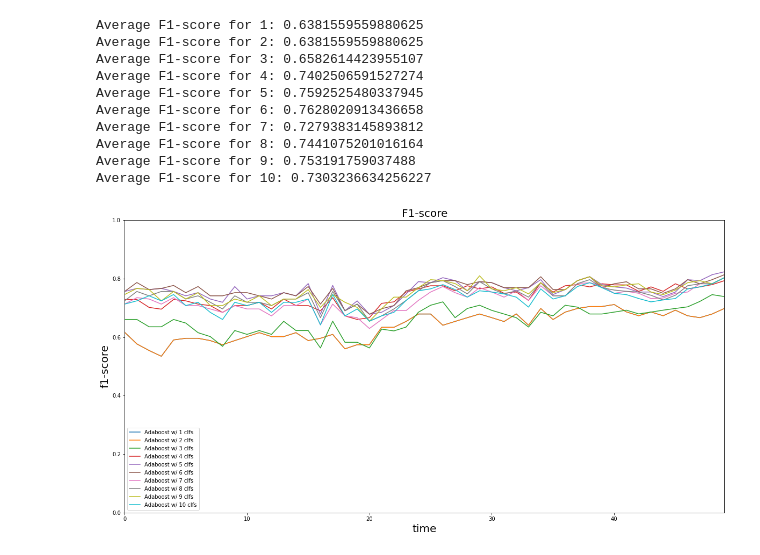
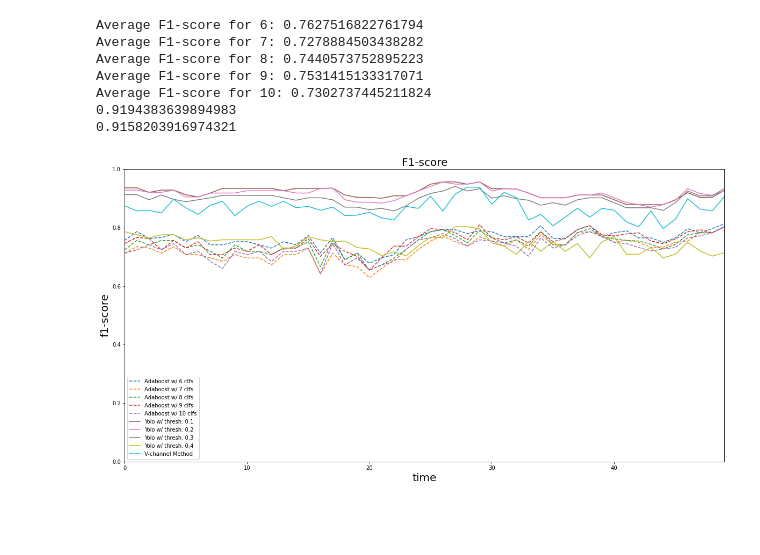
Before and after one commit to jayin92/NYCU-intro-to-AI, a Jupyter notebook: HW1/Adaboost/plot.ipynb, the cells around one changed output. Cells and saved outputs as stored; diff of their text form; code cells hidden in the pictures; blank space fills up the shorter version.

```diff
--- a/HW1/Adaboost/plot.ipynb
+++ b/HW1/Adaboost/plot.ipynb
@@ -42,11 +55,19 @@ def get_accuracy(df):
 
 plt.figure(figsize=(20, 10))
 
-for t in range(1, 11):
+ts = [6, 7, 8, 9, 10]
+for t in ts:
     res = get_accuracy(adaboosts[t])
     print(f"Average acc. for {t}: {np.mean(res)}")
-    plt.plot(get_accuracy(adaboosts[t]), label=f"Adaboost w/ {t} clfs")
+    plt.plot(get_accuracy(adaboosts[t]), "--", label=f"Adaboost w/ {t} clfs")
 
+plt.plot(get_accuracy(yolo_1), label=f"Yolo w/ thresh. 0.1")
+plt.plot(get_accuracy(yolo_2), label=f"Yolo w/ thresh. 0.2")
+plt.plot(get_accuracy(yolo_3), label=f"Yolo w/ thresh. 0.3")
+plt.plot(get_accuracy(yolo_4), label=f"Yolo w/ thresh. 0.4")
+# plt.plot(get_accuracy(yolo_5), label=f"Yolo w/ thresh. 0.5")
+# plt.plot(get_accuracy(yolo_6), label=f"Yolo w/ thresh. 0.6")
+plt.plot(get_accuracy(cv), label=f"CV")
 
 plt.xlabel('time', fontsize=20)
 plt.ylabel('accuracy', fontsize=20)
@@ -54,6 +75,6 @@ plt.xlim((0,49))
 plt.ylim((0,1))
 plt.title('Accuracy', fontsize=20)
 plt.legend(fontsize=10)
-plt.savefig('Accuracy.png')
+plt.savefig('Accuracy_v.png', bbox_inches='tight')
 plt.show()
 # %% [output]
@@ -81,47 +97,55 @@ def get_accuracy(df):
             if df[i][j]:
                 if gt[i][j]:
                     tp += 1
                 else:
                     fp += 1
             else:
                 if gt[i][j]:
                     fn += 1
                 else:
                     tn += 1
-        precision = tp / (tp + fp)
-        recall = tp / (tp + fn)
-        res.append(2 * (precision * recall) / (precision + recall))
+        precision = tp / (tp + fp + 0.0001)
+        recall = tp / (tp + fn + 0.0001)
+        res.append(2 * (precision * recall) / (precision + recall + 0.0001))
         tp = 0
         tn = 0
         fp = 0
         fn = 0
     return res
 
 plt.figure(figsize=(20, 10))
 
-for t in range(1, 11):
+ts = [6, 7, 8, 9, 10]
+for t in ts:
     res = get_accuracy(adaboosts[t])
     print(f"Average F1-score for {t}: {np.mean(res)}")
-    plt.plot(res, label=f"Adaboost w/ {t} clfs")
+    plt.plot(res, "--", label=f"Adaboost w/ {t} clfs")
 
+plt.plot(get_accuracy(yolo_1), label=f"Yolo w/ thresh. 0.1")
+plt.plot(get_accuracy(yolo_2), label=f"Yolo w/ thresh. 0.2")
+plt.plot(get_accuracy(yolo_3), label=f"Yolo w/ thresh. 0.3")
+plt.plot(get_accuracy(yolo_4), label=f"Yolo w/ thresh. 0.4")
+# plt.plot(get_accuracy(yolo_5), label=f"Yolo w/ thresh. 0.5")
+# plt.plot(get_accuracy(yolo_6), label=f"Yolo w/ thresh. 0.6")
+plt.plot(get_accuracy(cv), label=f"V-channel Method")
+
+print(np.mean(get_accuracy(yolo_1)))
+print(np.mean(get_accuracy(yolo_2)))
 
 plt.xlabel('time', fontsize=20)
 plt.ylabel('f1-score', fontsize=20)
 plt.xlim((0,49))
 plt.ylim((0,1))
 plt.title('F1-score', fontsize=20)
 plt.legend(fontsize=10)
-plt.savefig('F1-score.png')
+plt.savefig('F1-score_v.png', bbox_inches='tight')
 plt.show()
 # %% [output]
-Average F1-score for 1: 0.6381559559880625
-Average F1-score for 2: 0.6381559559880625
-Average F1-score for 3: 0.6582614423955107
-Average F1-score for 4: 0.7402506591527274
-Average F1-score for 5: 0.7592525480337945
-Average F1-score for 6: 0.7628020913436658
-Average F1-score for 7: 0.7279383145893812
-Average F1-score for 8: 0.7441075201016164
-Average F1-score for 9: 0.753191759037488
-Average F1-score for 10: 0.7303236634256227
+Average F1-score for 6: 0.7627516822761794
+Average F1-score for 7: 0.7278884503438282
+Average F1-score for 8: 0.7440573752895223
+Average F1-score for 9: 0.7531415133317071
+Average F1-score for 10: 0.7302737445211824
+0.9194383639894983
+0.9158203916974321
-[figure, old version]
+[figure, new version]
```
Also changed, not shown: parts of 3 cells of this notebook, 36 other files.
